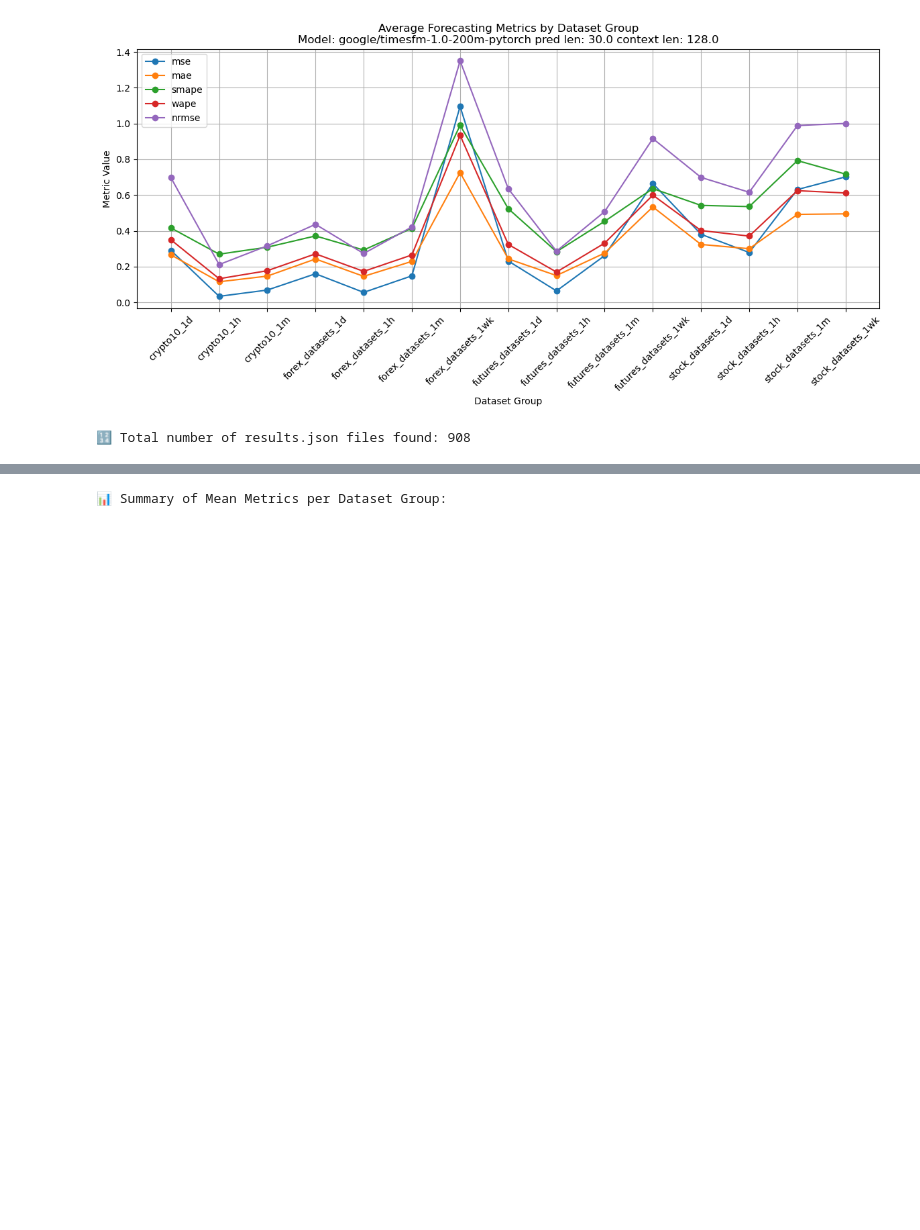
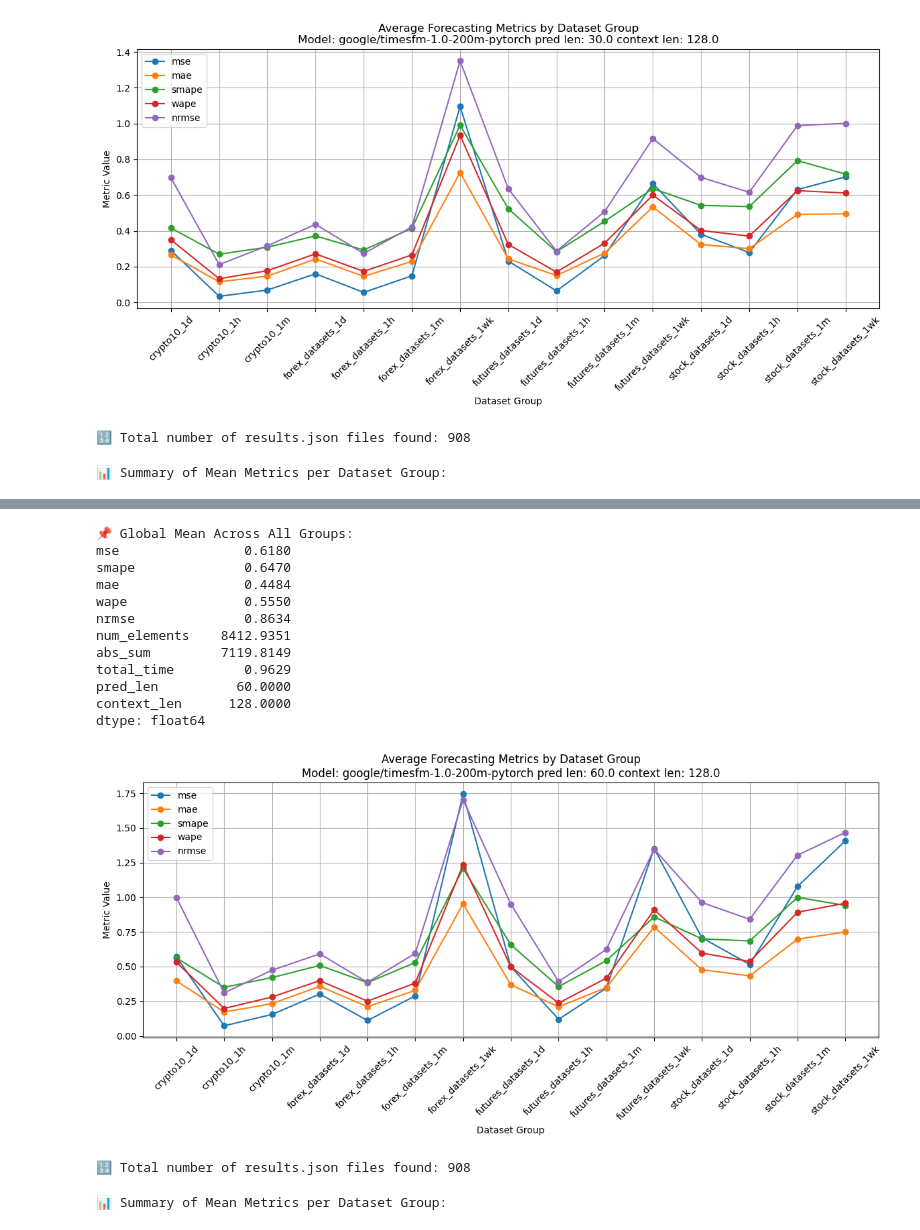
Before and after one commit to vincent05r/timesfm_test, a Jupyter notebook: stock_vis.ipynb, the cells around one changed output, grey strips where cells are left out. Cells and saved outputs as stored; diff of their text form; code cells hidden in the pictures; blank space fills up the shorter version.

```diff
--- a/stock_vis.ipynb
+++ b/stock_vis.ipynb
@@ -156,5 +188,7 @@ dtype: float64
 # %%
 #config
 # Define the root result directory
-root_dir = Path(r"")
+root_dir = Path(r"results\tsfm\tsfm_200m_of1\h60")
 show_results(root_dir)
+# %% [output]
+📊 Summary of Mean Metrics per Dataset Group:
@@ -161,3 +211,17 @@ show_results(root_dir)
+📌 Global Mean Across All Groups:
+mse                0.6180
+smape              0.6470
+mae                0.4484
+wape               0.5550
+nrmse              0.8634
+num_elements    8412.9351
+abs_sum         7119.8149
+total_time         0.9629
+pred_len          60.0000
+context_len      128.0000
+dtype: float64
+[figure, added]
+🔢 Total number of results.json files found: 908
 # %%
 #config
 # Define the root result directory
```
Also changed, not shown: parts of 4 cells of this notebook.
